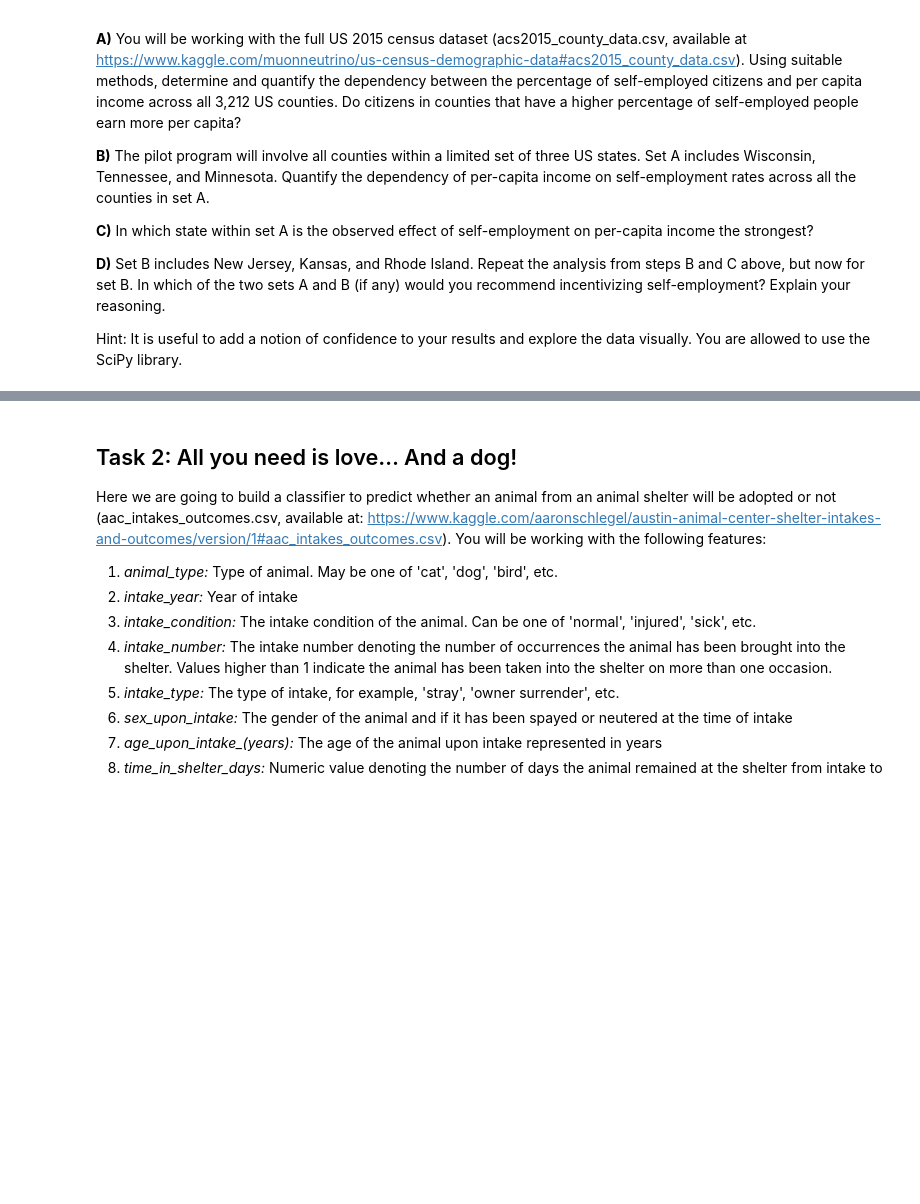
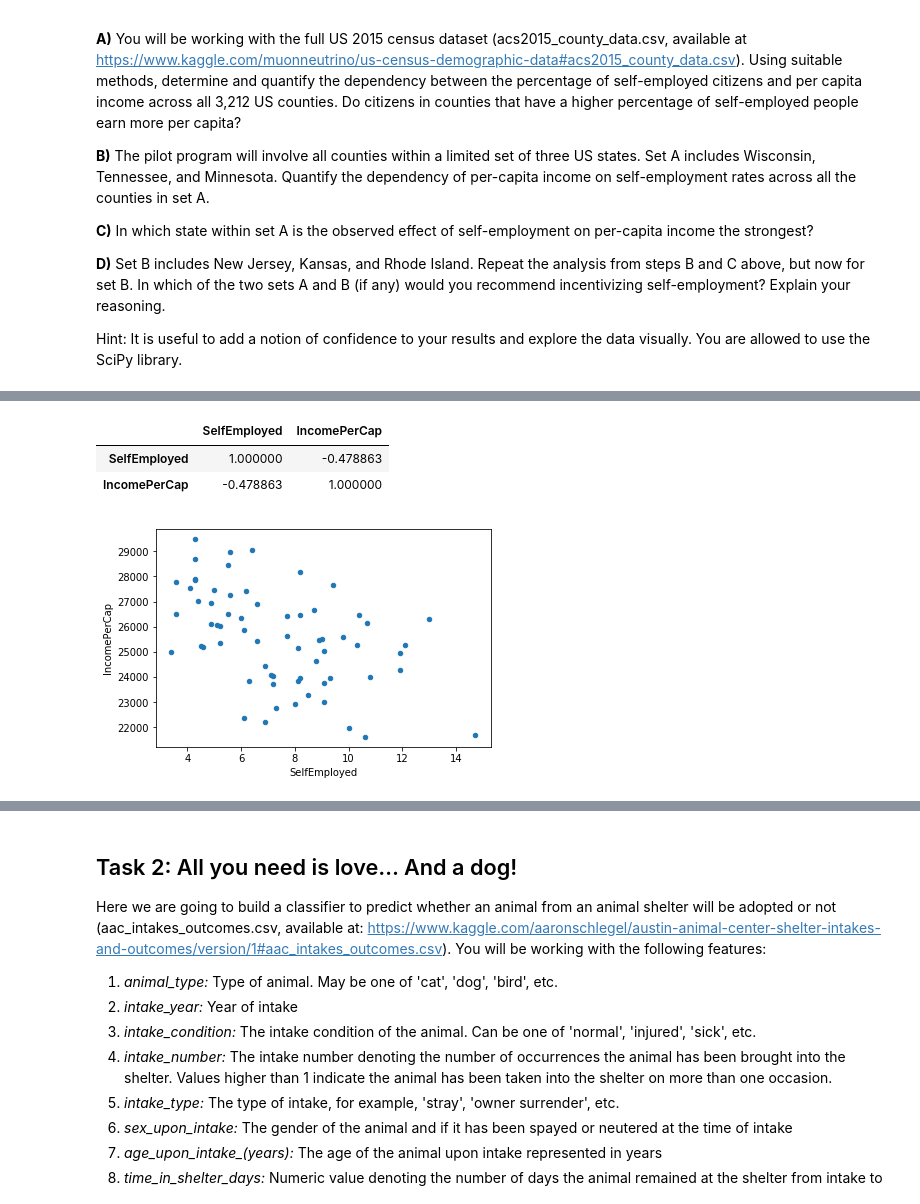
Before and after one commit to vbruttin/ada_homeworks, a Jupyter notebook: Homework4.ipynb, the cells around one changed output, grey strips where cells are left out. Drawn from its saved outputs; the diff is of its cells as text; code cells hidden in the pictures; blank space fills up the shorter version.

```diff
--- a/Homework4.ipynb
+++ b/Homework4.ipynb
@@ -45,0 +127,8 @@ Hint: It is useful to add a notion of confidence to your results and explore the
+# %%
+set_A_wo_outliers[set_A_wo_outliers.State == 'Wisconsin'].plot.scatter(x = 'SelfEmployed', y = 'IncomePerCap')
+set_A_wo_outliers[set_A_wo_outliers.State == 'Wisconsin'][['SelfEmployed', 'IncomePerCap']].corr(method ='pearson')
+# %% [output]
+|  | SelfEmployed | IncomePerCap |
+| SelfEmployed | 1.000000 | -0.478863 |
+| IncomePerCap | -0.478863 | 1.000000 |
+[figure, added]
```
Also changed, not shown: parts of 17 cells of this notebook.
